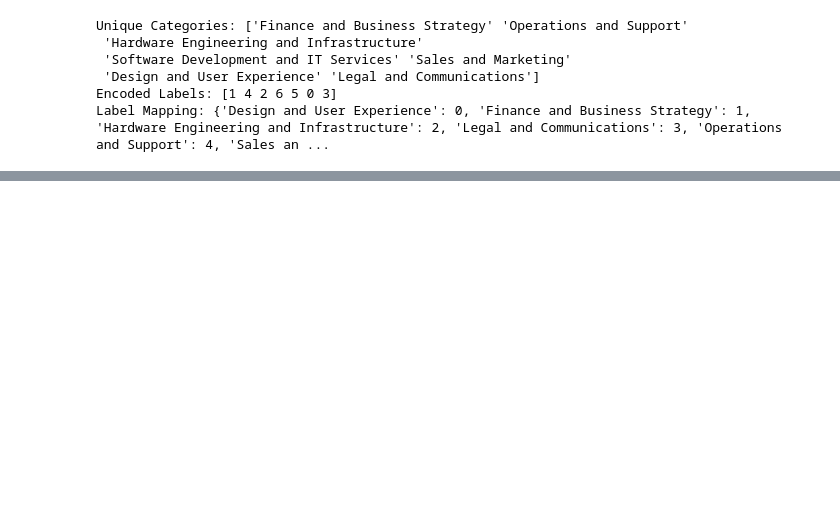
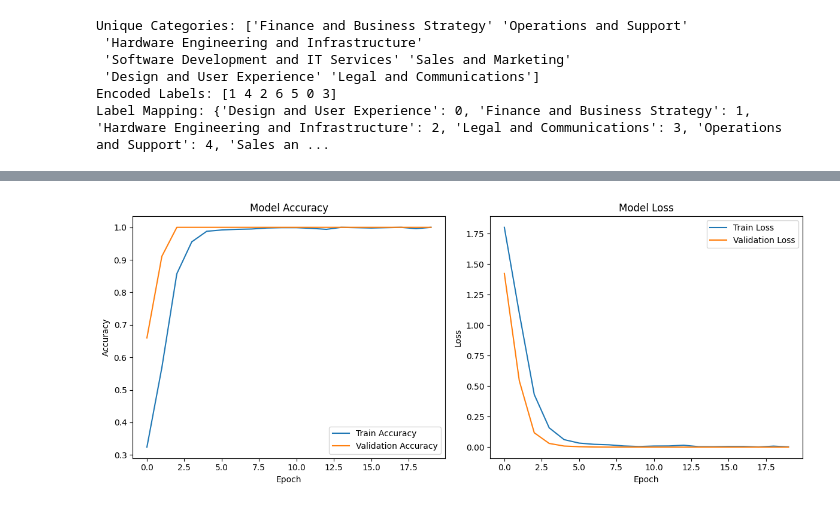
Before and after one commit to C242-PS045-Career-Match/Machine-Learning, a Jupyter notebook: CareerMatch_MLmodel.ipynb, the cells around one changed output, grey strips where cells are left out. Drawn from its saved outputs; the diff is of its cells as text; code cells hidden in the pictures; blank space fills up the shorter version.

Commit message:
Add files via upload
update sampai train model

```diff
--- a/CareerMatch_MLmodel.ipynb
+++ b/CareerMatch_MLmodel.ipynb
@@ -271,11 +271,19 @@ def preprocess_text(text_series):
     return text_series.str.lower().str.replace('[{}]'.format(string.punctuation), '')
 
 # Preprocess the text columns
-data['Responsibilities'] = preprocess_text(data['Responsibilities'])
-data['Preferred Qualifications'] = preprocess_text(data['Preferred Qualifications'])
+common_bigrams_responsibilities_df['Responsibilities'] = preprocess_text(common_bigrams_responsibilities_df['Responsibilities'])
+common_bigrams_qualifications_df['Preferred Qualifications'] = preprocess_text(common_bigrams_qualifications_df['Preferred Qualifications'])
 
-# Combine Responsibilities and Preferred Qualifications into a single column for vectorization
-data['Combined Text'] = data['Responsibilities'] + " " + data['Preferred Qualifications']
+# Ensure both DataFrames have the same index as the main DataFrame
+common_bigrams_responsibilities_df = common_bigrams_responsibilities_df.set_index('Category')
+common_bigrams_qualifications_df = common_bigrams_qualifications_df.set_index('Category')
+
+# Combine Responsibilities and Preferred Qualifications into a single column for vectorization,
+# using the index of the main DataFrame for alignment.
+data['Combined Text'] = data['Category'].map(common_bigrams_responsibilities_df['Responsibilities']) + " " + data['Category'].map(common_bigrams_qualifications_df['Preferred Qualifications'])
+
+# Handle potential NaN values after combining:
+data['Combined Text'] = data['Combined Text'].fillna('')
 
 # TF-IDF Vectorization
 tfidf_vectorizer = TfidfVectorizer(max_features=5000, stop_words='english')  # Limit to 5000 features
@@ -438,0 +433,4 @@ Original Category: Finance and Business Strategy
+# %%
+# Encode Category
+label_encoder = LabelEncoder()
+y_encoded = label_encoder.fit_transform(data['Category'])  # Mengubah kategori menjadi angka
@@ -438,0 +480,29 @@ Original Category: Finance and Business Strategy
+# %%
+import matplotlib.pyplot as plt
+
+# Step 1: Plot training & validation accuracy values
+plt.figure(figsize=(12, 5))
+
+# Accuracy plot
+plt.subplot(1, 2, 1)
+plt.plot(history.history['accuracy'], label='Train Accuracy')
+plt.plot(history.history['val_accuracy'], label='Validation Accuracy')
+plt.title('Model Accuracy')
+plt.ylabel('Accuracy')
+plt.xlabel('Epoch')
+plt.legend(loc='lower right')
+
+# Step 2: Plot training & validation loss values
+plt.subplot(1, 2, 2)
+plt.plot(history.history['loss'], label='Train Loss')
+plt.plot(history.history['val_loss'], label='Validation Loss')
+plt.title('Model Loss')
+plt.ylabel('Loss')
+plt.xlabel('Epoch')
+plt.legend(loc='upper right')
+
+# Step 3: Show the plots
+plt.tight_layout()
+plt.show()
+# %% [output]
+[figure, added]
```
Also changed, not shown: parts of 11 cells of this notebook.
